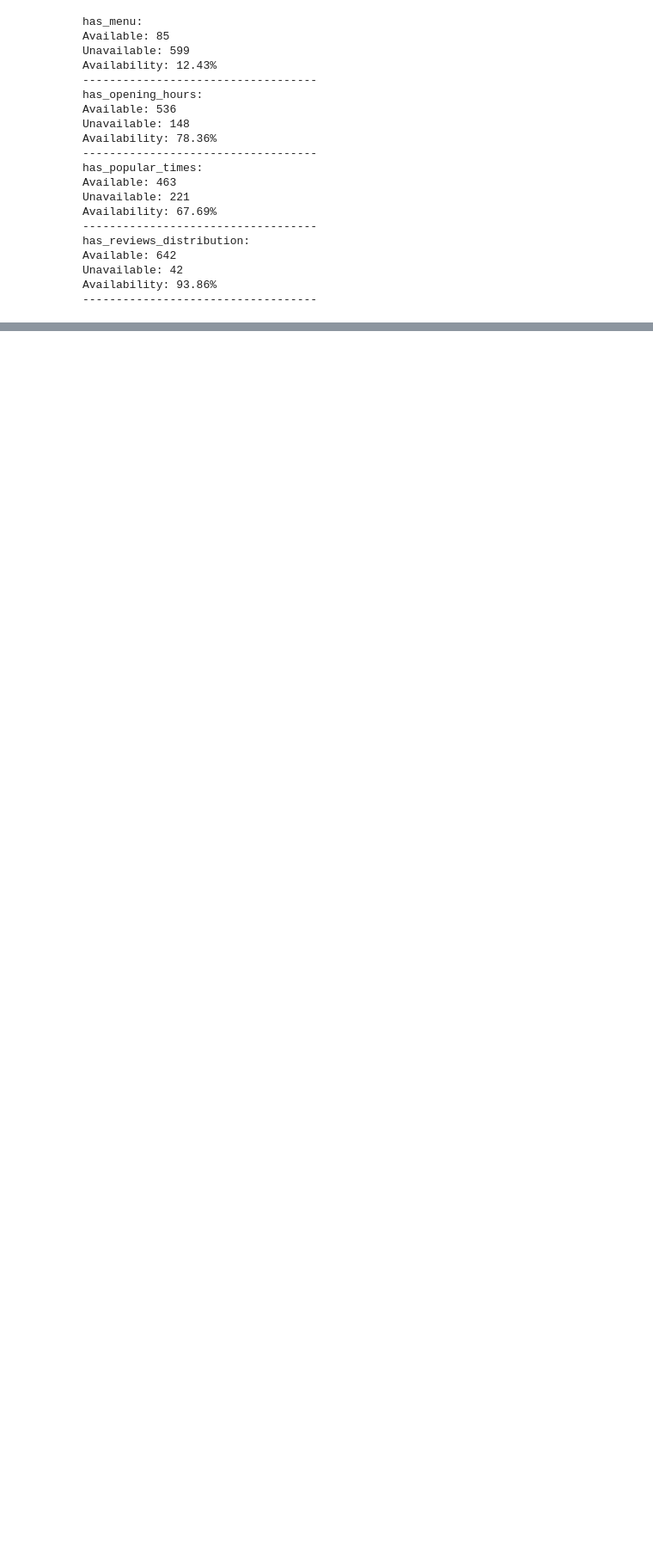
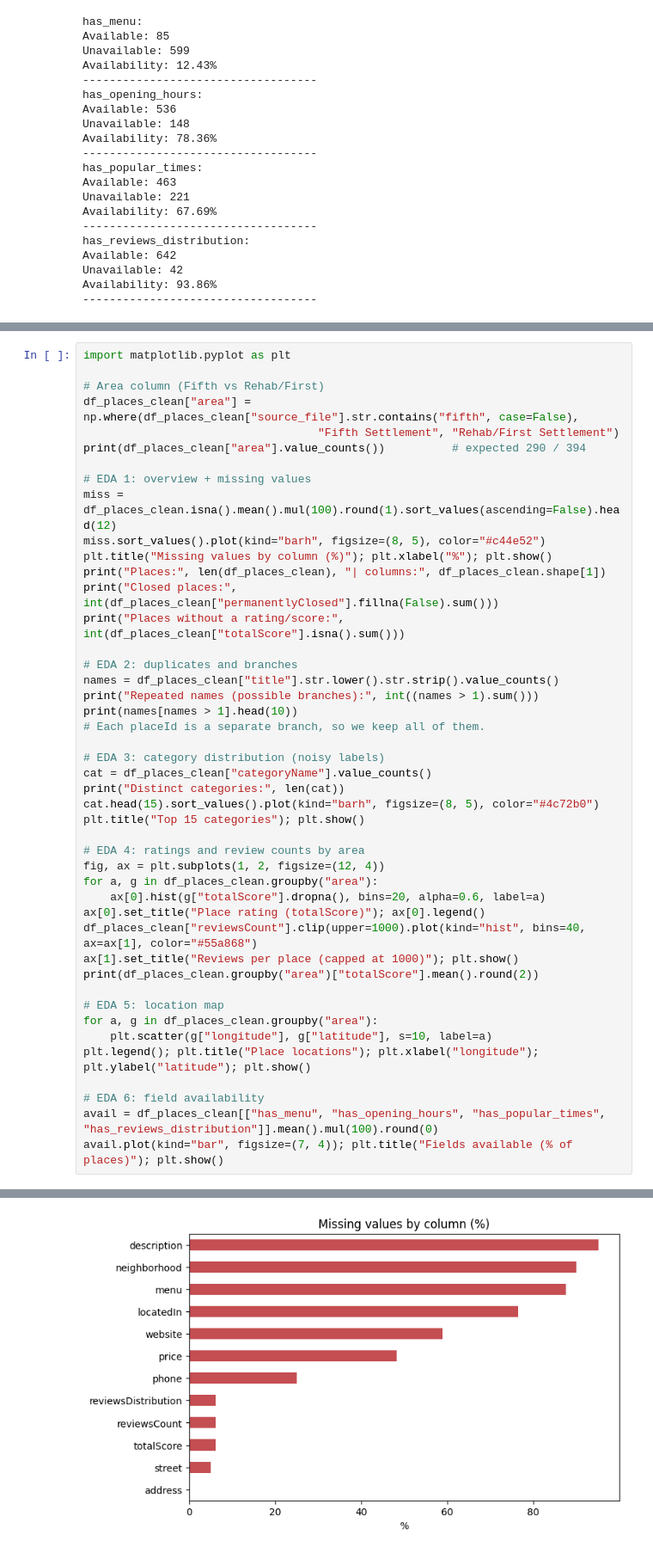
Before and after one commit to EiadEssam/ReviFood-Chatbot, a Jupyter notebook: Milestone1/NLP_Milestone1_Cleaning&EDA_Done.ipynb, the cells around one changed output, grey strips where cells are left out. Shown at 86% size. Cells and saved outputs as stored; diff of their text form; blank space fills up the shorter version.

```diff
--- a/Milestone1/NLP_Milestone1_Cleaning&EDA.ipynb
+++ b/Milestone1/NLP_Milestone1_Cleaning&EDA_Done.ipynb
@@ -986,0 +784,46 @@ These findings demonstrate why the NLP pipeline should consider language detecti
+# %%
+import matplotlib.pyplot as plt
+
+# Area column (Fifth vs Rehab/First)
+df_places_clean["area"] = np.where(df_places_clean["source_file"].str.contains("fifth", case=False),
+                                   "Fifth Settlement", "Rehab/First Settlement")
+print(df_places_clean["area"].value_counts())          # expected 290 / 394
+
+# EDA 1: overview + missing values
+miss = df_places_clean.isna().mean().mul(100).round(1).sort_values(ascending=False).head(12)
+miss.sort_values().plot(kind="barh", figsize=(8, 5), color="#c44e52")
+plt.title("Missing values by column (%)"); plt.xlabel("%"); plt.show()
+print("Places:", len(df_places_clean), "| columns:", df_places_clean.shape[1])
+print("Closed places:", int(df_places_clean["permanentlyClosed"].fillna(False).sum()))
+print("Places without a rating/score:", int(df_places_clean["totalScore"].isna().sum()))
+
+# EDA 2: duplicates and branches
+names = df_places_clean["title"].str.lower().str.strip().value_counts()
+print("Repeated names (possible branches):", int((names > 1).sum()))
+print(names[names > 1].head(10))
+# Each placeId is a separate branch, so we keep all of them.
+
+# EDA 3: category distribution (noisy labels)
+cat = df_places_clean["categoryName"].value_counts()
+print("Distinct categories:", len(cat))
+cat.head(15).sort_values().plot(kind="barh", figsize=(8, 5), color="#4c72b0")
+plt.title("Top 15 categories"); plt.show()
+
+# EDA 4: ratings and review counts by area
+fig, ax = plt.subplots(1, 2, figsize=(12, 4))
+for a, g in df_places_clean.groupby("area"):
+    ax[0].hist(g["totalScore"].dropna(), bins=20, alpha=0.6, label=a)
+ax[0].set_title("Place rating (totalScore)"); ax[0].legend()
+df_places_clean["reviewsCount"].clip(upper=1000).plot(kind="hist", bins=40, ax=ax[1], color="#55a868")
+ax[1].set_title("Reviews per place (capped at 1000)"); plt.show()
+print(df_places_clean.groupby("area")["totalScore"].mean().round(2))
+
+# EDA 5: location map
+for a, g in df_places_clean.groupby("area"):
+    plt.scatter(g["longitude"], g["latitude"], s=10, label=a)
+plt.legend(); plt.title("Place locations"); plt.xlabel("longitude"); plt.ylabel("latitude"); plt.show()
+
+# EDA 6: field availability
+avail = df_places_clean[["has_menu", "has_opening_hours", "has_popular_times", "has_reviews_distribution"]].mean().mul(100).round(0)
+avail.plot(kind="bar", figsize=(7, 4)); plt.title("Fields available (% of places)"); plt.show()
+# %% [output]
@@ -986,0 +834 @@ These findings demonstrate why the NLP pipeline should consider language detecti
+[figure, added]
```
Also changed, not shown: parts of 25 cells of this notebook, 5 other files.
